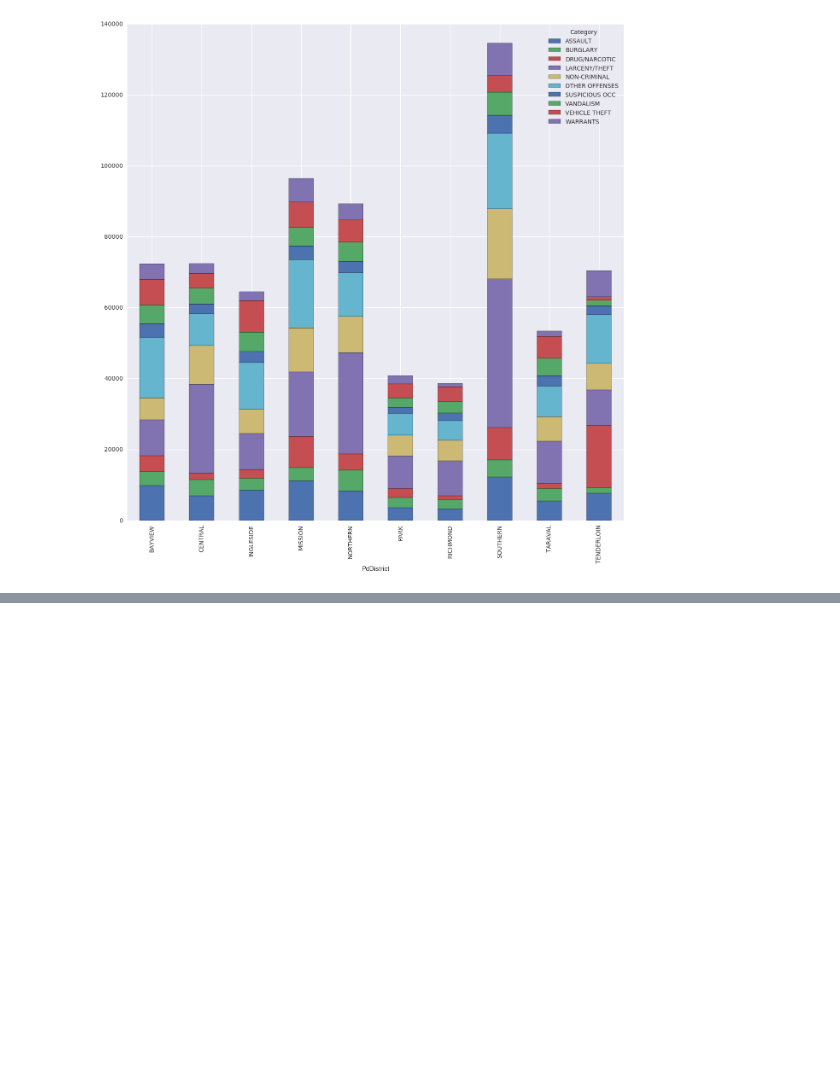
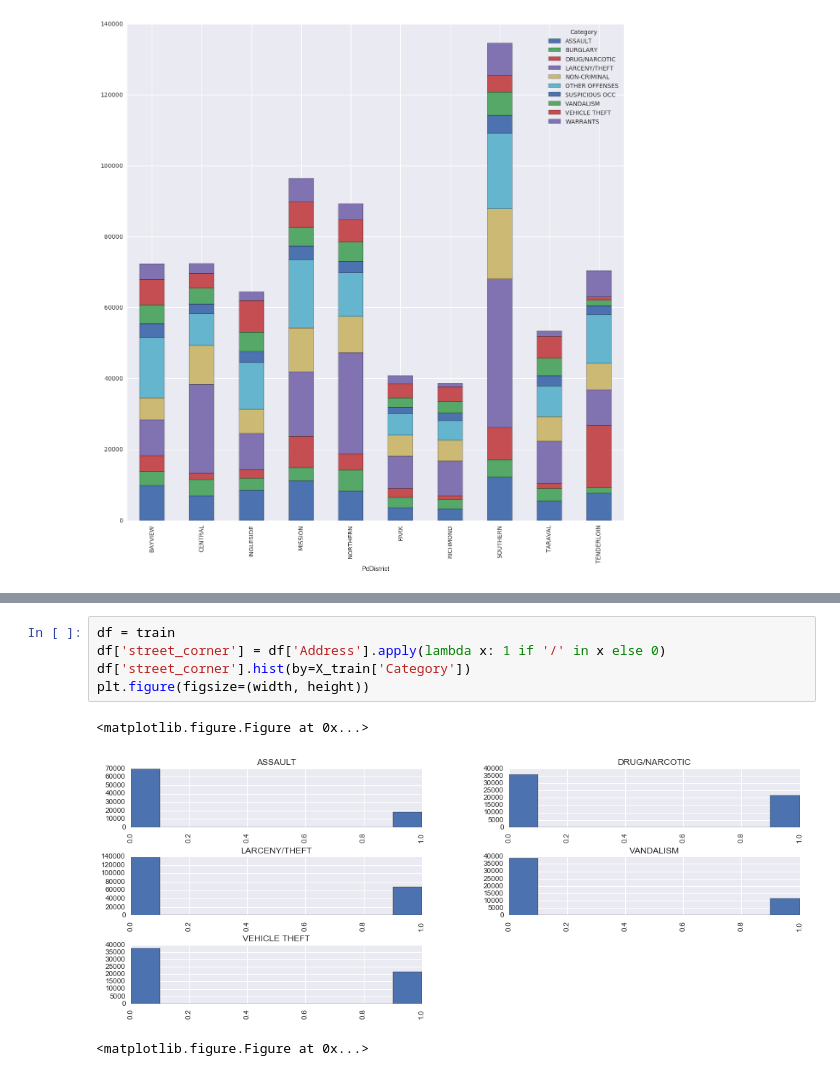
Before and after one commit to jinxinma/ml_project, a Jupyter notebook: EDA.ipynb, the cells around one changed output, grey strips where cells are left out. Drawn from its saved outputs; the diff is of its cells as text; blank space fills up the shorter version.

```diff
--- a/EDA.ipynb
+++ b/EDA.ipynb
@@ -156,0 +220,9 @@ plt.show()
+# %%
+df = train
+df['street_corner'] = df['Address'].apply(lambda x: 1 if '/' in x else 0)
+df['street_corner'].hist(by=X_train['Category'])
+plt.figure(figsize=(width, height))
+# %% [output]
+<matplotlib.figure.Figure at 0x...>
+[figure, added]
+<matplotlib.figure.Figure at 0x...>
```
Also changed, not shown: parts of 13 cells of this notebook, 1 other file.
